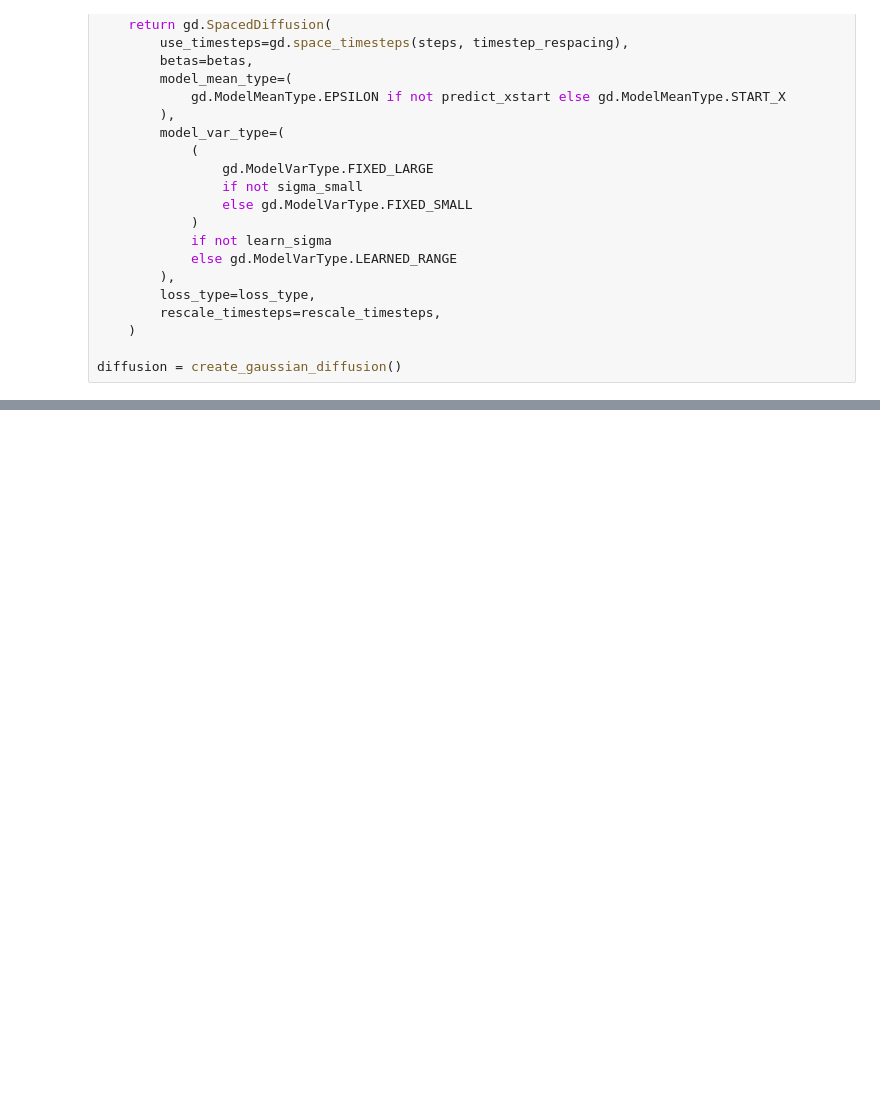
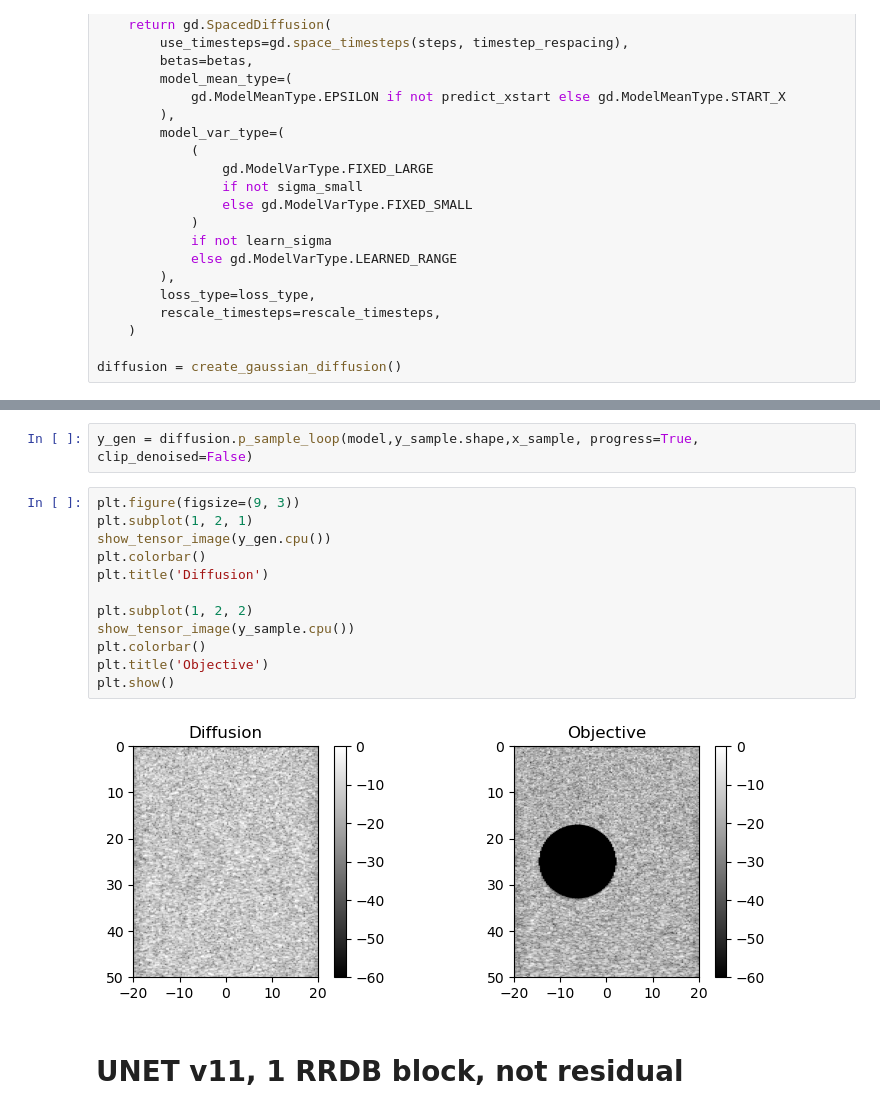
Before and after one commit to SebastianMerino/DiffusionBeamformer, a Jupyter notebook: test.ipynb, the cells around one changed output, grey strips where cells are left out. Cells and saved outputs as stored; diff of their text form; blank space fills up the shorter version.

```diff
--- a/test.ipynb
+++ b/test.ipynb
@@ -69,0 +92,18 @@ FileNotFoundError: [Errno 2] No such file or directory: '.\\weights\\v12\\model_
+# %%
+y_gen = diffusion.p_sample_loop(model,y_sample.shape,x_sample, progress=True, clip_denoised=False)
+# %%
+plt.figure(figsize=(9, 3))
+plt.subplot(1, 2, 1)
+show_tensor_image(y_gen.cpu())
+plt.colorbar()
+plt.title('Diffusion')
+
+plt.subplot(1, 2, 2)
+show_tensor_image(y_sample.cpu())
+plt.colorbar()
+plt.title('Objective')
+plt.show()
+# %% [output]
+[figure, added]
+# %% [markdown]
+# UNET v11, 1 RRDB block, not residual
```
Also changed, not shown: parts of 10 cells of this notebook, 4 other files.
